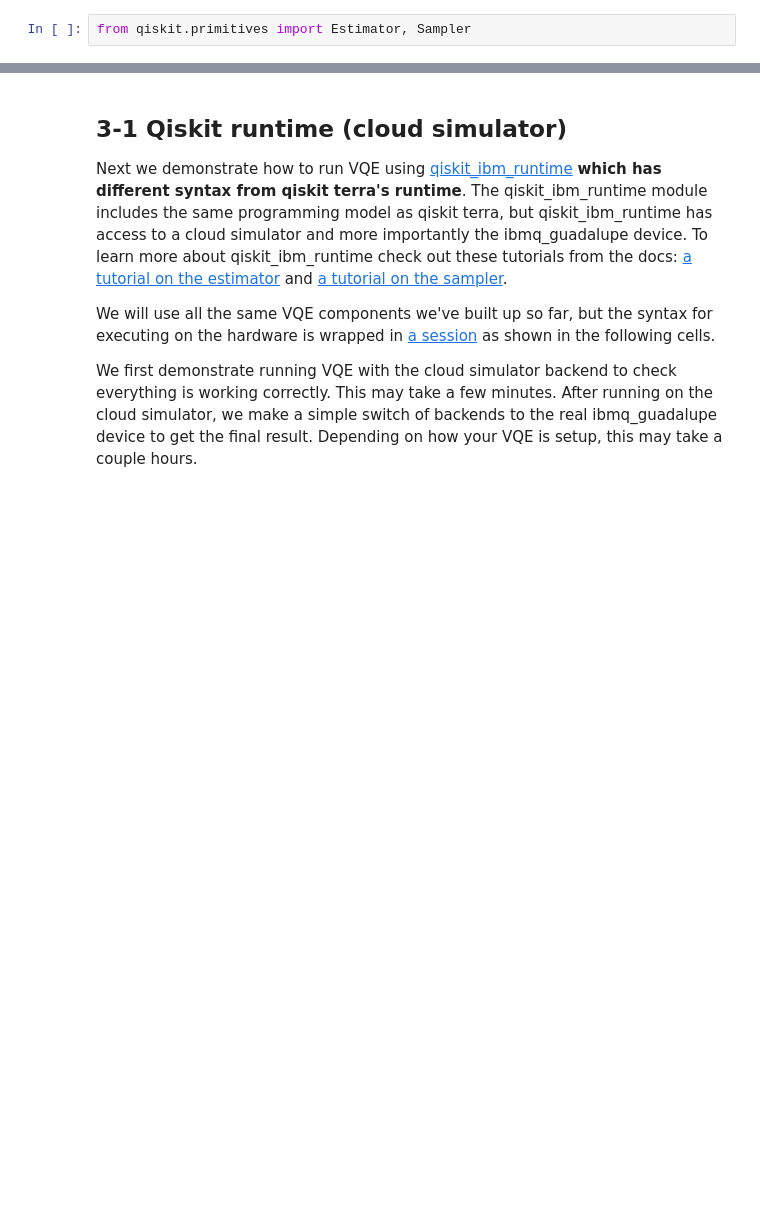
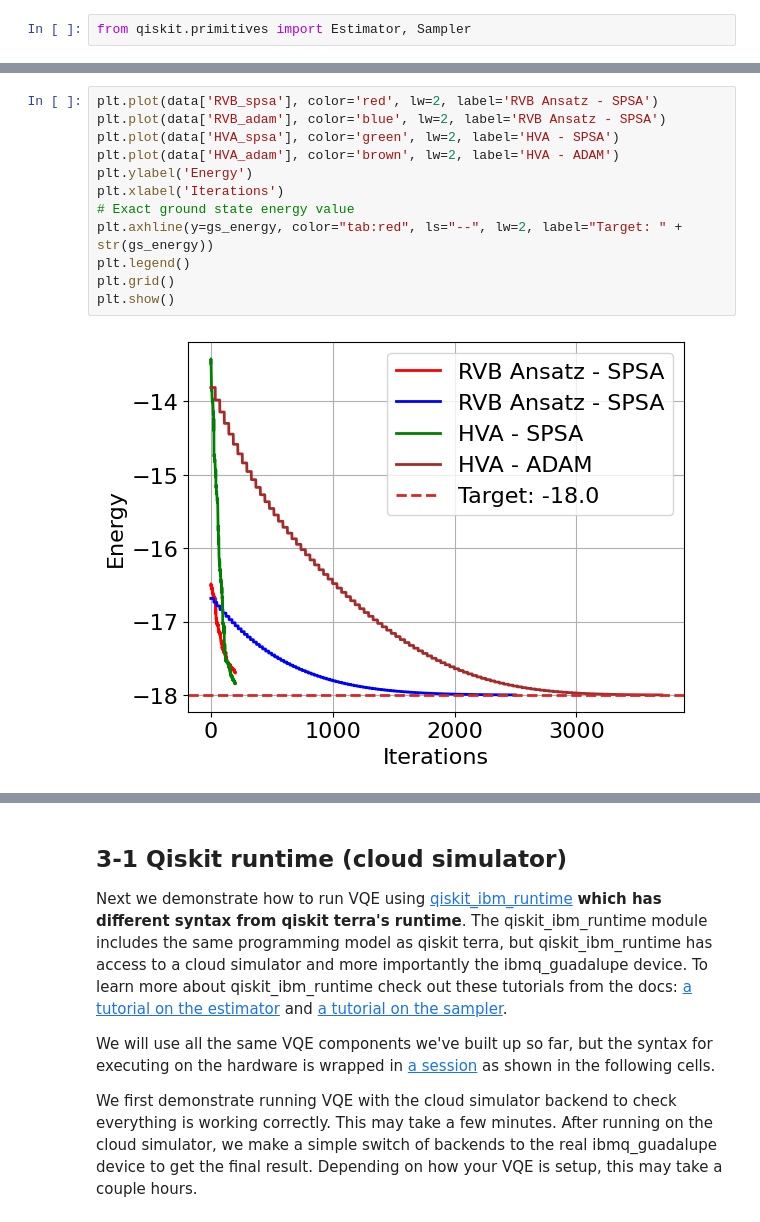
Before and after one commit to awshaff/ibm-open-science-price-2022, a Jupyter notebook: kagome-vqe.ipynb, the cells around one changed output, grey strips where cells are left out. Cells and saved outputs as stored; diff of their text form; blank space fills up the shorter version.

```diff
--- a/kagome-vqe.ipynb
+++ b/kagome-vqe.ipynb
@@ -581,0 +552,14 @@ execution time (s): 33.74
+# %%
+plt.plot(data['RVB_spsa'], color='red', lw=2, label='RVB Ansatz - SPSA')
+plt.plot(data['RVB_adam'], color='blue', lw=2, label='RVB Ansatz - SPSA')
+plt.plot(data['HVA_spsa'], color='green', lw=2, label='HVA - SPSA')
+plt.plot(data['HVA_adam'], color='brown', lw=2, label='HVA - ADAM')
+plt.ylabel('Energy')
+plt.xlabel('Iterations')
+# Exact ground state energy value
+plt.axhline(y=gs_energy, color="tab:red", ls="--", lw=2, label="Target: " + str(gs_energy))
+plt.legend()
+plt.grid()
+plt.show()
+# %% [output]
+[figure, added]
```
Also changed, not shown: parts of 24 cells of this notebook.
